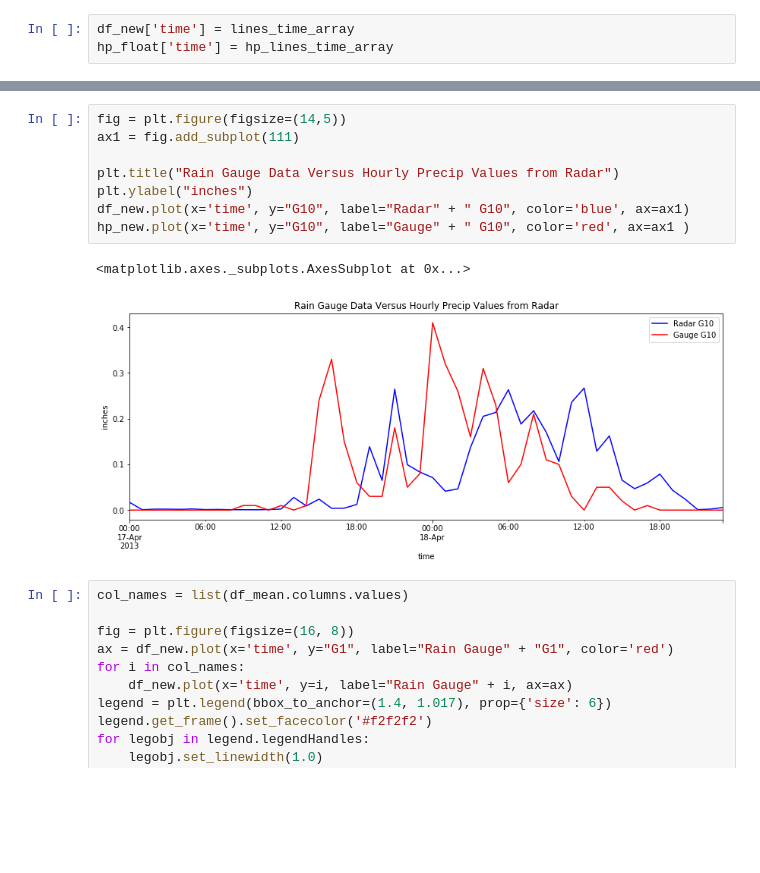
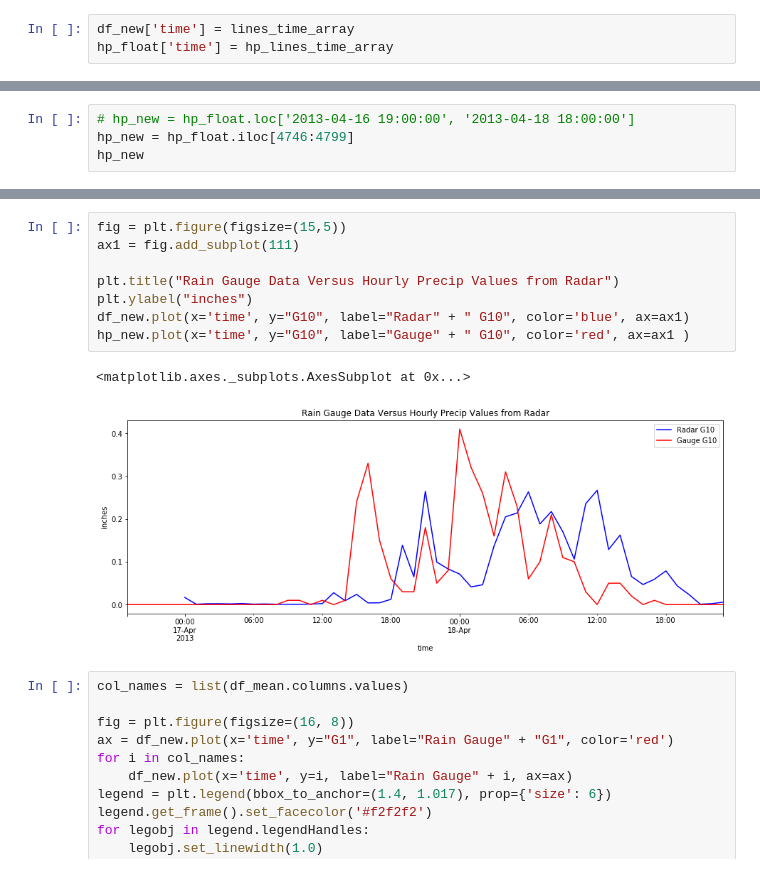
Before and after one commit to saveur-project/precipitation-gradients, a Jupyter notebook: radar-workflow/Gauge_V_Radar.ipynb, the cells around one changed output, grey strips where cells are left out. Saved outputs shown, nothing was run; the diff lists cells and outputs as text; blank space fills up the shorter version.

```diff
--- a/radar-workflow/Gauge_V_Radar.ipynb
+++ b/radar-workflow/Gauge_V_Radar.ipynb
@@ -144,0 +143,4 @@ hp_new
+# %%
+# hp_new = hp_float.loc['2013-04-16 19:00:00', '2013-04-18 18:00:00']
+hp_new = hp_float.iloc[4746:4799]
+hp_new
@@ -145,14 +167,14 @@ hp_new
 # %%
-fig = plt.figure(figsize=(14,5))
+fig = plt.figure(figsize=(15,5))
 ax1 = fig.add_subplot(111)
 
 plt.title("Rain Gauge Data Versus Hourly Precip Values from Radar")
 plt.ylabel("inches")
 df_new.plot(x='time', y="G10", label="Radar" + " G10", color='blue', ax=ax1)
 hp_new.plot(x='time', y="G10", label="Gauge" + " G10", color='red', ax=ax1 )
 # %% [output]
 <matplotlib.axes._subplots.AxesSubplot at 0x...>
-[figure, old version]
+[figure, new version]
 # %%
 col_names = list(df_mean.columns.values)
 
```
Also changed, not shown: parts of 3 cells of this notebook.
